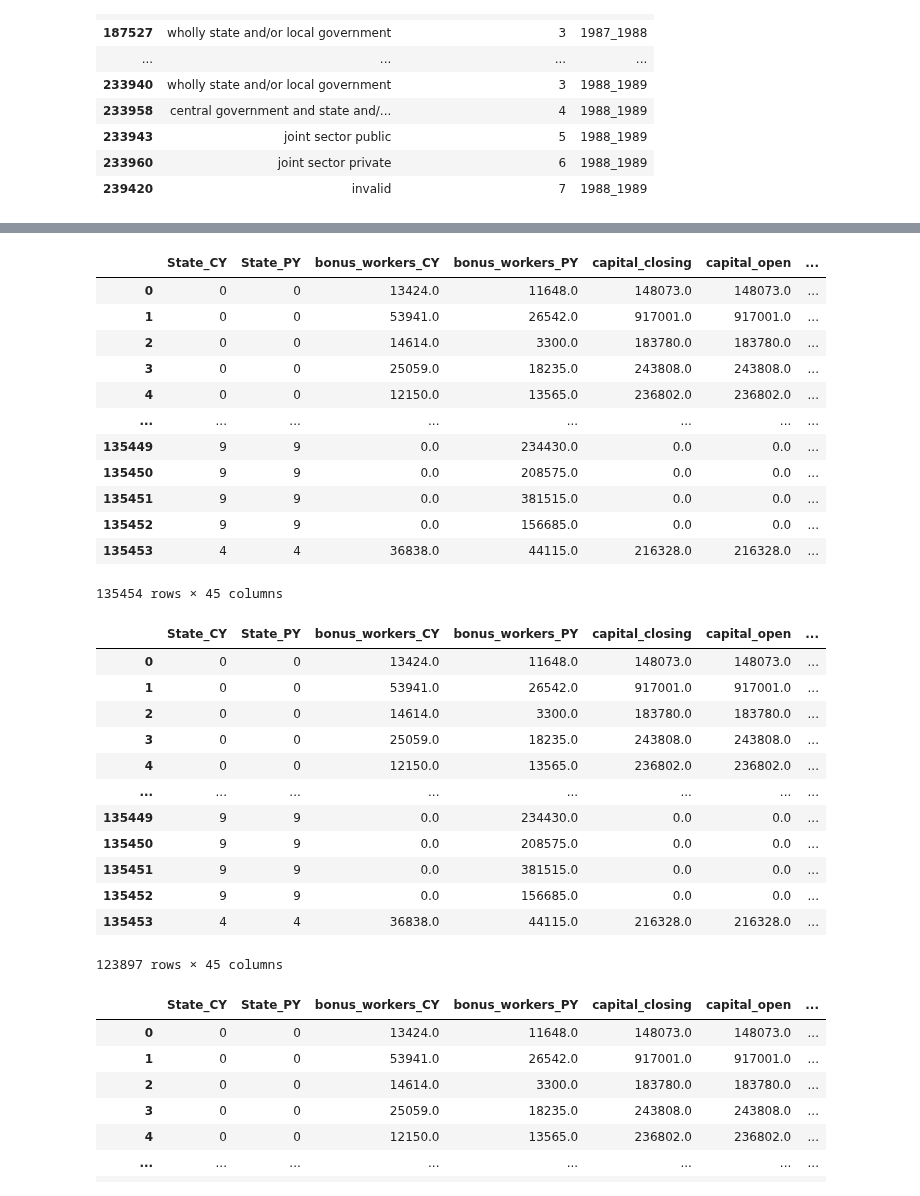
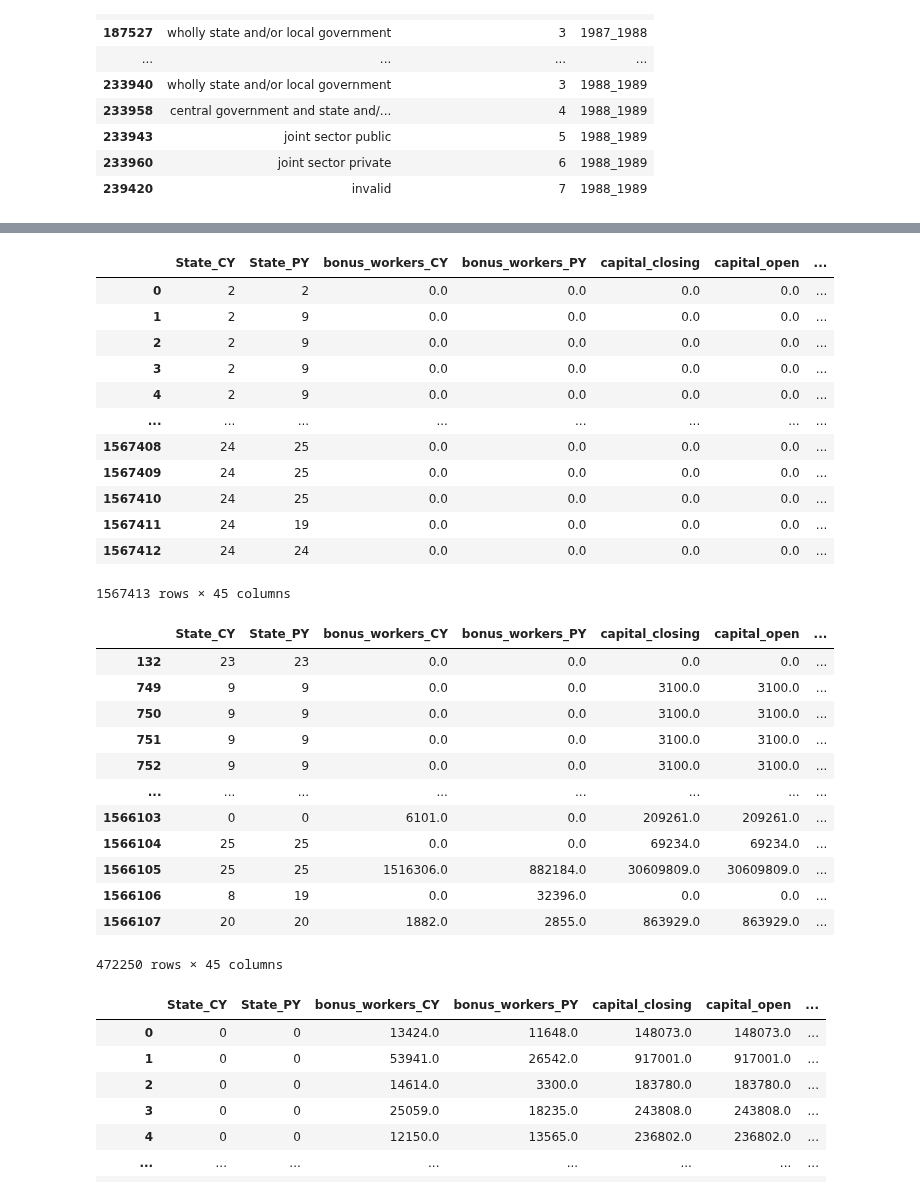
Before and after one commit to kabeerbora/1980s_delin, a Jupyter notebook: 1980s_delicensing.ipynb, the cells around one changed output, grey strips where cells are left out. Cells and saved outputs as stored; diff of their text form; code cells hidden in the pictures.

```diff
--- a/1980s_delicensing.ipynb
+++ b/1980s_delicensing.ipynb
@@ -988,41 +977,41 @@ Data in CY shape: (47870, 24)
 # %%
 metric_columns = ["capital_open", "capital_closing", "work_cap_open", "work_cap_close", "outstanding_open", "outstanding_close", "semi_open", "semi_close"]
 
 filter_df = df[df['year'].isin(years)].copy()
 
-CY_df = filter_df.copy().sort_values(by=['year', 'identifier', 'year_initial'] + metric_columns)
+CY_df = filter_df.copy().sort_values(by=['year', 'ownership_code_unique', 'year_initial'] + metric_columns)
 CY_df = CY_df[CY_df['year']!=years[0]].reset_index()
 CY_df = CY_df.drop(["capital_closing", "work_cap_close", "outstanding_close", "semi_close"], axis=1)
 
-PY_df = filter_df.copy().sort_values(by=['year', 'identifier', 'year_initial'] + metric_columns)
+PY_df = filter_df.copy().sort_values(by=['year', 'ownership_code_unique', 'year_initial'] + metric_columns)
 PY_df = PY_df[PY_df['year']!=years[-1]].reset_index(drop=True)
 PY_df = PY_df.drop(["capital_open", "work_cap_open", "outstanding_open", "semi_open"], axis=1)
 
 df_merge = pd.merge(
     left=CY_df,
     right=PY_df,
     how='inner',
-    left_on = ['identifier', 'year_initial', "capital_open", "work_cap_open", "outstanding_open", "semi_open"],
-    right_on = ['identifier', 'year_initial', "capital_closing", "work_cap_close", "outstanding_close", "semi_close"],
+    left_on = ['ownership_code_unique', 'year_initial', "capital_open", "work_cap_open", "outstanding_open", "semi_open"],
+    right_on = ['ownership_code_unique', 'year_initial', "capital_closing", "work_cap_close", "outstanding_close", "semi_close"],
     suffixes = ['_CY', "_PY"]
 )
 df_merge = df_merge[sorted(df_merge.columns)]
 print(df_merge.shape)
 df_merge.head()
 # %% [output]
 |  | State_CY | State_PY | bonus_workers_CY | bonus_workers_PY | capital_closing | capital_open | ... |
-| 0 | 0 | 0 | 13424.0 | 11648.0 | 148073.0 | 148073.0 | ... |
-| 1 | 0 | 0 | 53941.0 | 26542.0 | 917001.0 | 917001.0 | ... |
-| 2 | 0 | 0 | 14614.0 | 3300.0 | 183780.0 | 183780.0 | ... |
-| 3 | 0 | 0 | 25059.0 | 18235.0 | 243808.0 | 243808.0 | ... |
-| 4 | 0 | 0 | 12150.0 | 13565.0 | 236802.0 | 236802.0 | ... |
+| 0 | 2 | 2 | 0.0 | 0.0 | 0.0 | 0.0 | ... |
+| 1 | 2 | 9 | 0.0 | 0.0 | 0.0 | 0.0 | ... |
+| 2 | 2 | 9 | 0.0 | 0.0 | 0.0 | 0.0 | ... |
+| 3 | 2 | 9 | 0.0 | 0.0 | 0.0 | 0.0 | ... |
+| 4 | 2 | 9 | 0.0 | 0.0 | 0.0 | 0.0 | ... |
 | ... | ... | ... | ... | ... | ... | ... | ... |
-| 135449 | 9 | 9 | 0.0 | 234430.0 | 0.0 | 0.0 | ... |
-| 135450 | 9 | 9 | 0.0 | 208575.0 | 0.0 | 0.0 | ... |
-| 135451 | 9 | 9 | 0.0 | 381515.0 | 0.0 | 0.0 | ... |
-| 135452 | 9 | 9 | 0.0 | 156685.0 | 0.0 | 0.0 | ... |
-| 135453 | 4 | 4 | 36838.0 | 44115.0 | 216328.0 | 216328.0 | ... |
+| 1567408 | 24 | 25 | 0.0 | 0.0 | 0.0 | 0.0 | ... |
+| 1567409 | 24 | 25 | 0.0 | 0.0 | 0.0 | 0.0 | ... |
+| 1567410 | 24 | 25 | 0.0 | 0.0 | 0.0 | 0.0 | ... |
+| 1567411 | 24 | 19 | 0.0 | 0.0 | 0.0 | 0.0 | ... |
+| 1567412 | 24 | 24 | 0.0 | 0.0 | 0.0 | 0.0 | ... |
-135454 rows × 45 columns
+1567413 rows × 45 columns
 # %%
 df_final = df_merge.loc[~(
         (df_merge["capital_open"]==0) &
@@ -1044,18 +1033,18 @@ print(f"Total rows: {df_final.shape[0]}")
 df_final.head()
 # %% [output]
 |  | State_CY | State_PY | bonus_workers_CY | bonus_workers_PY | capital_closing | capital_open | ... |
-| 0 | 0 | 0 | 13424.0 | 11648.0 | 148073.0 | 148073.0 | ... |
-| 1 | 0 | 0 | 53941.0 | 26542.0 | 917001.0 | 917001.0 | ... |
-| 2 | 0 | 0 | 14614.0 | 3300.0 | 183780.0 | 183780.0 | ... |
-| 3 | 0 | 0 | 25059.0 | 18235.0 | 243808.0 | 243808.0 | ... |
-| 4 | 0 | 0 | 12150.0 | 13565.0 | 236802.0 | 236802.0 | ... |
+| 132 | 23 | 23 | 0.0 | 0.0 | 0.0 | 0.0 | ... |
+| 749 | 9 | 9 | 0.0 | 0.0 | 3100.0 | 3100.0 | ... |
+| 750 | 9 | 9 | 0.0 | 0.0 | 3100.0 | 3100.0 | ... |
+| 751 | 9 | 9 | 0.0 | 0.0 | 3100.0 | 3100.0 | ... |
+| 752 | 9 | 9 | 0.0 | 0.0 | 3100.0 | 3100.0 | ... |
 | ... | ... | ... | ... | ... | ... | ... | ... |
-| 135449 | 9 | 9 | 0.0 | 234430.0 | 0.0 | 0.0 | ... |
-| 135450 | 9 | 9 | 0.0 | 208575.0 | 0.0 | 0.0 | ... |
-| 135451 | 9 | 9 | 0.0 | 381515.0 | 0.0 | 0.0 | ... |
-| 135452 | 9 | 9 | 0.0 | 156685.0 | 0.0 | 0.0 | ... |
-| 135453 | 4 | 4 | 36838.0 | 44115.0 | 216328.0 | 216328.0 | ... |
+| 1566103 | 0 | 0 | 6101.0 | 0.0 | 209261.0 | 209261.0 | ... |
+| 1566104 | 25 | 25 | 0.0 | 0.0 | 69234.0 | 69234.0 | ... |
+| 1566105 | 25 | 25 | 1516306.0 | 882184.0 | 30609809.0 | 30609809.0 | ... |
+| 1566106 | 8 | 19 | 0.0 | 32396.0 | 0.0 | 0.0 | ... |
+| 1566107 | 20 | 20 | 1882.0 | 2855.0 | 863929.0 | 863929.0 | ... |
-123897 rows × 45 columns
+472250 rows × 45 columns
 # %%
 metric_columns = ["capital_open", "capital_closing", "work_cap_open", "work_cap_close", "outstanding_open", "outstanding_close", "semi_open", "semi_close"]
 
```
Also changed, not shown: parts of 3 cells of this notebook.
